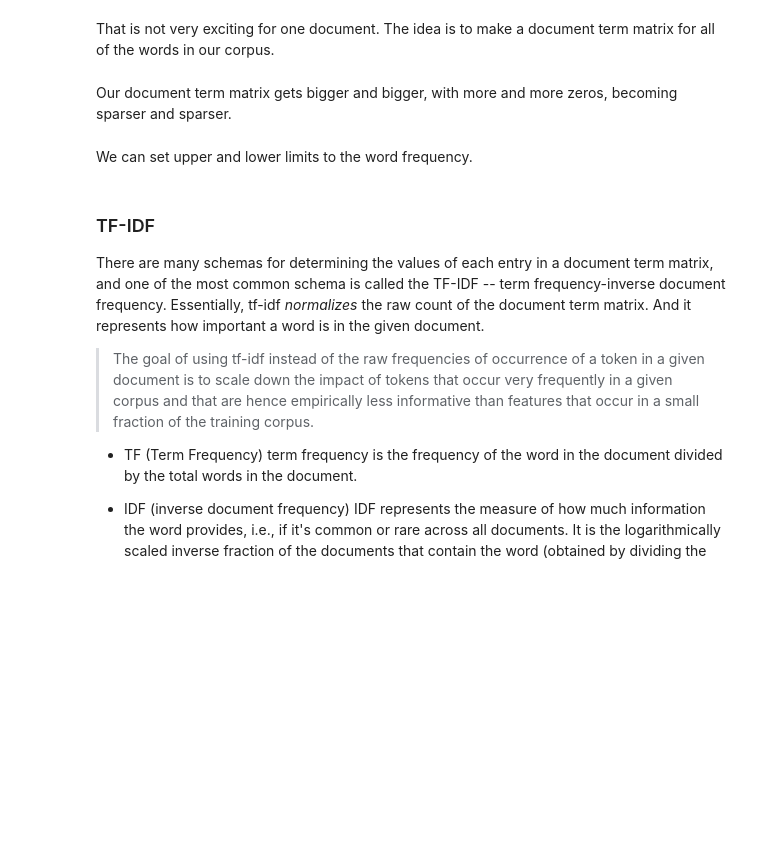
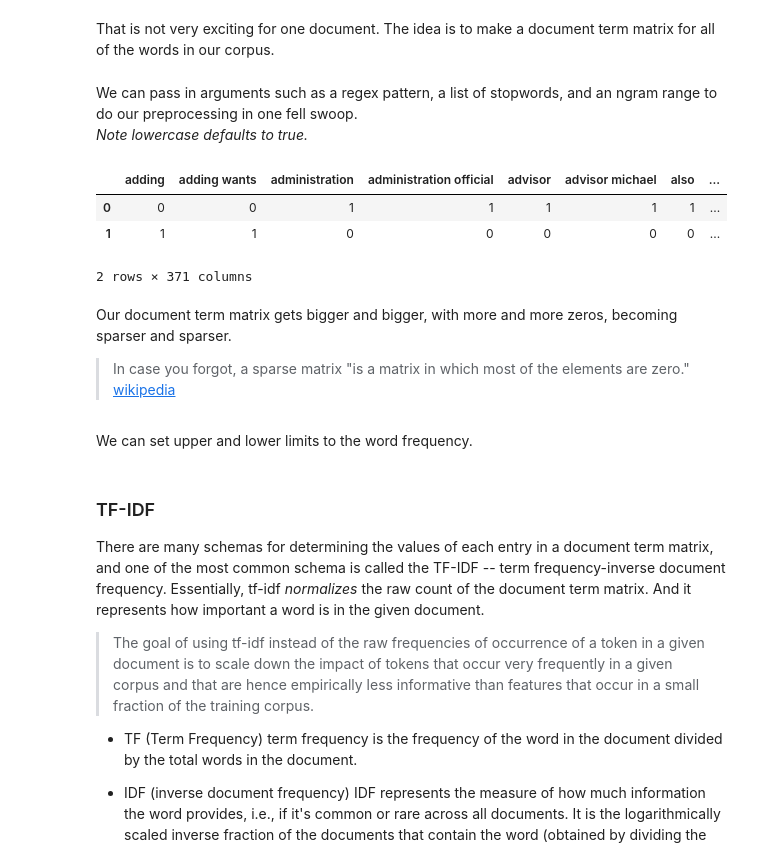
Before and after one commit to JJHick95/nlp_p1_chi-sea-dsc, a Jupyter notebook: index.ipynb, the cells around one changed output. Drawn from its saved outputs; the diff is of its cells as text; code cells hidden in the pictures; blank space fills up the shorter version.

Commit message:
Made lecture code more sparse

```diff
--- a/index.ipynb
+++ b/index.ipynb
@@ -454,7 +571,23 @@ Can be represented as:
 # %% [markdown]
 That is not very exciting for one document. The idea is to make a document term matrix for all of the words in our corpus.
+# %% [markdown]
+We can pass in arguments such as a regex pattern, a list of stopwords, and an ngram range to do our preprocessing in one fell swoop.
+*Note lowercase defaults to true.*
+# %%
+vec = CountVectorizer(token_pattern=r"([a-zA-Z]+(?:'[a-z]+)?)", stop_words=custom_sw, ngram_range=[1,2])
+X = vec.fit_transform(corpus.body[0:2])
+
+df = pd.DataFrame(X.toarray(), columns = vec.get_feature_names())
+df.head()
+# %% [output]
+|  | adding | adding wants | administration | administration official | advisor | advisor michael | also | ... |
+| 0 | 0 | 0 | 1 | 1 | 1 | 1 | 1 | ... |
+| 1 | 1 | 1 | 0 | 0 | 0 | 0 | 0 | ... |
+2 rows × 371 columns
 # %% [markdown]
 Our document term matrix gets bigger and bigger, with more and more zeros, becoming sparser and sparser.
+
+> In case you forgot, a sparse matrix "is a matrix in which most of the elements are zero." [wikipedia](https://en.wikipedia.org/wiki/Sparse_matrix)
 # %% [markdown]
 We can set upper and lower limits to the word frequency.
 # %% [markdown]
```
Also changed, not shown: parts of 43 cells of this notebook, 6 other files.
